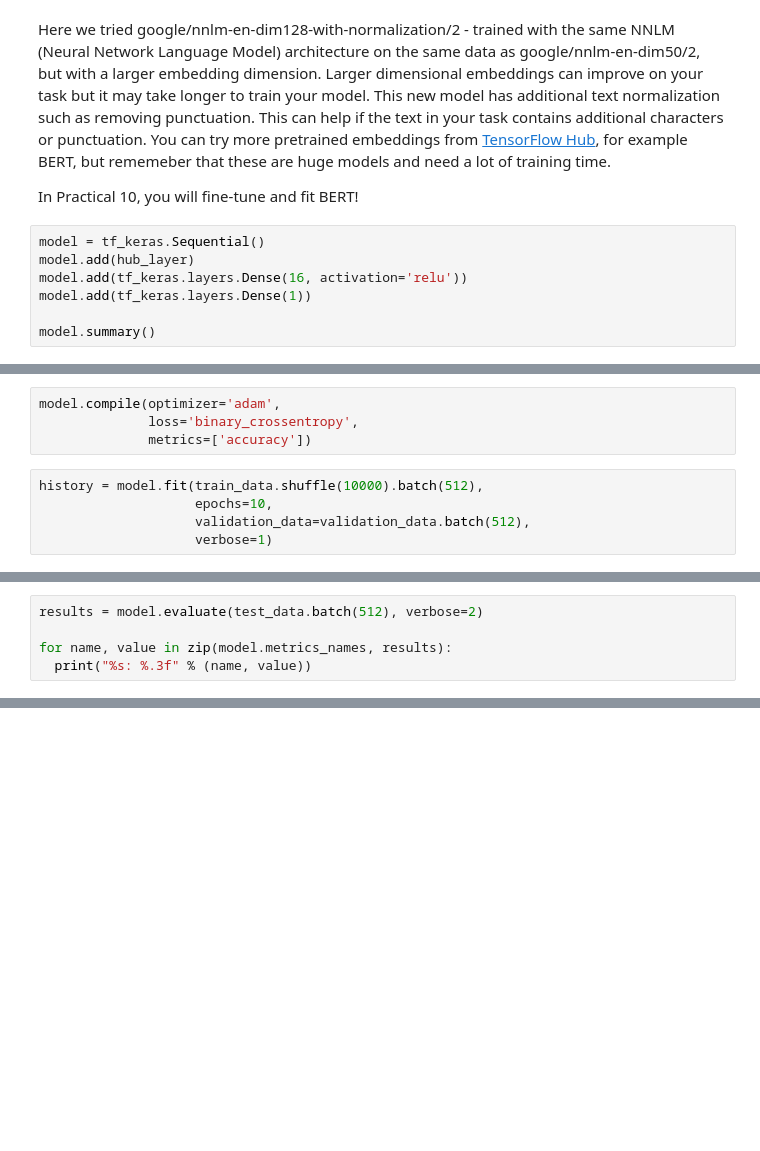
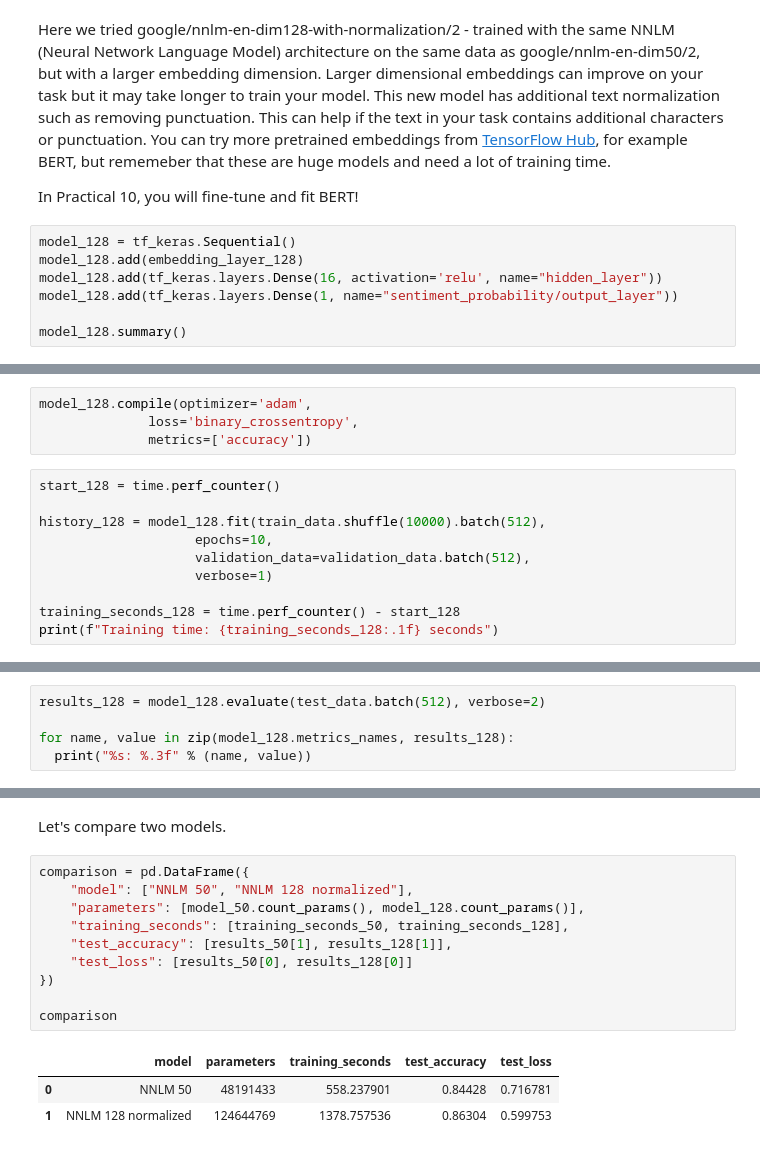
Before and after one commit to bagheria/applied_tm, a Jupyter notebook: thursday/Practicals/Practical 8/Practical 8.ipynb, the cells around one changed output, grey strips where cells are left out. Drawn from its saved outputs; the diff is of its cells as text; blank space fills up the shorter version.

Commit message:
Fixes to Practical 8 - Sentiment Analysis

```diff
--- a/thursday/Practicals/Practical 8/Practical 8.ipynb
+++ b/thursday/Practicals/Practical 8/Practical 8.ipynb
@@ -133,9 +288,9 @@ Here we tried google/nnlm-en-dim128-with-normalization/2 - trained with the same
 
 In Practical 10, you will fine-tune and fit BERT!
 # %%
-model = tf_keras.Sequential()
-model.add(hub_layer)
-model.add(tf_keras.layers.Dense(16, activation='relu'))
-model.add(tf_keras.layers.Dense(1))
+model_128 = tf_keras.Sequential()
+model_128.add(embedding_layer_128)
+model_128.add(tf_keras.layers.Dense(16, activation='relu', name="hidden_layer"))
+model_128.add(tf_keras.layers.Dense(1, name="sentiment_probability/output_layer"))
 
-model.summary()
+model_128.summary()
@@ -142,9 +315,14 @@ model.summary()
 # %%
-model.compile(optimizer='adam',
+model_128.compile(optimizer='adam',
               loss='binary_crossentropy',
               metrics=['accuracy'])
 # %%
-history = model.fit(train_data.shuffle(10000).batch(512),
+start_128 = time.perf_counter()
+
+history_128 = model_128.fit(train_data.shuffle(10000).batch(512),
                     epochs=10,
                     validation_data=validation_data.batch(512),
                     verbose=1)
+
+training_seconds_128 = time.perf_counter() - start_128
+print(f"Training time: {training_seconds_128:.1f} seconds")
@@ -151,5 +347,5 @@ history = model.fit(train_data.shuffle(10000).batch(512),
 # %%
-results = model.evaluate(test_data.batch(512), verbose=2)
+results_128 = model_128.evaluate(test_data.batch(512), verbose=2)
 
-for name, value in zip(model.metrics_names, results):
+for name, value in zip(model_128.metrics_names, results_128):
   print("%s: %.3f" % (name, value))
@@ -155,0 +374,16 @@ for name, value in zip(model.metrics_names, results):
+# %% [markdown]
+Let's compare two models.
+# %%
+comparison = pd.DataFrame({
+    "model": ["NNLM 50", "NNLM 128 normalized"],
+    "parameters": [model_50.count_params(), model_128.count_params()],
+    "training_seconds": [training_seconds_50, training_seconds_128],
+    "test_accuracy": [results_50[1], results_128[1]],
+    "test_loss": [results_50[0], results_128[0]]
+})
+
+comparison
+# %% [output]
+|  | model | parameters | training_seconds | test_accuracy | test_loss |
+| 0 | NNLM 50 | 48191433 | 558.237901 | 0.84428 | 0.716781 |
+| 1 | NNLM 128 normalized | 124644769 | 1378.757536 | 0.86304 | 0.599753 |
```
Also changed, not shown: parts of 22 cells of this notebook, 1 other file.
